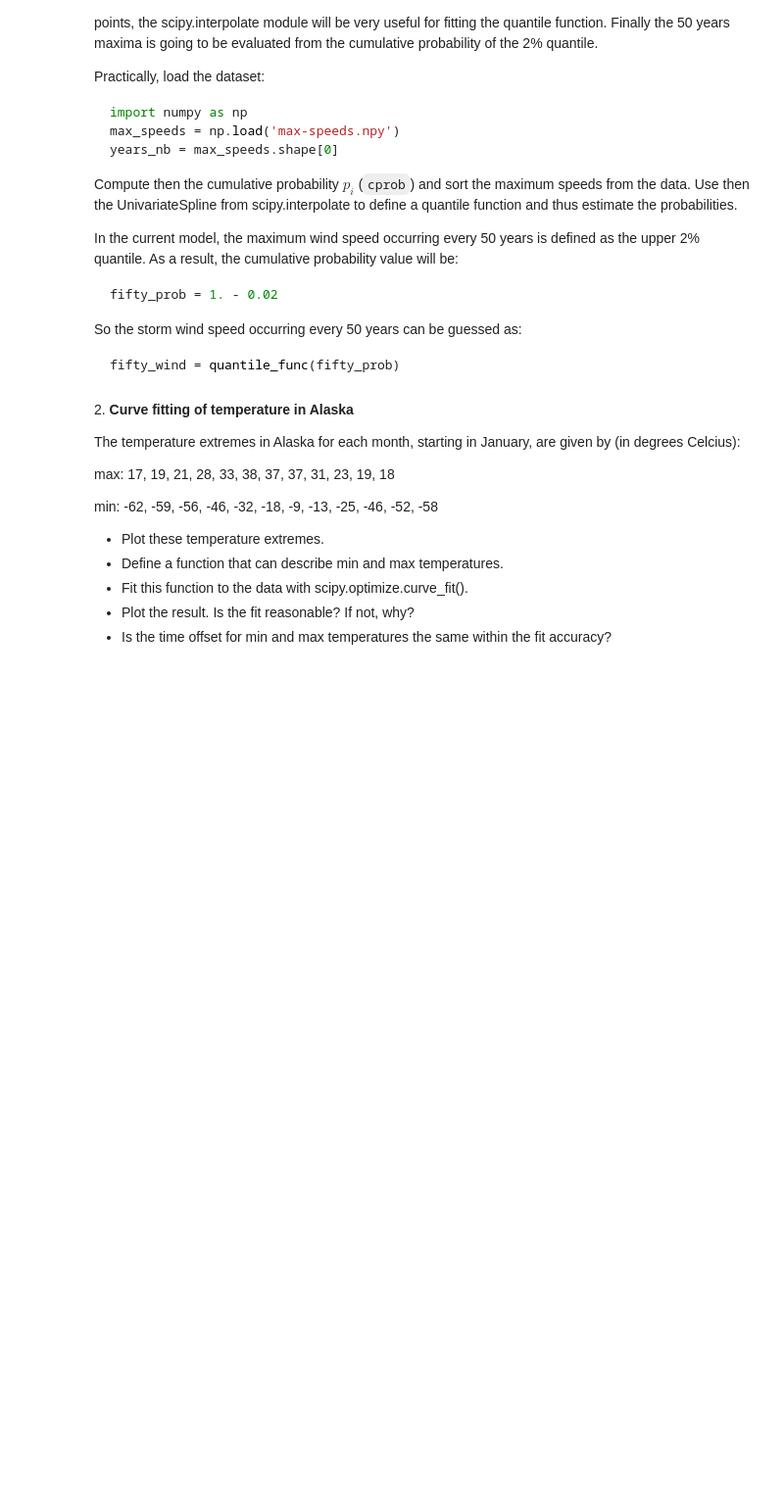
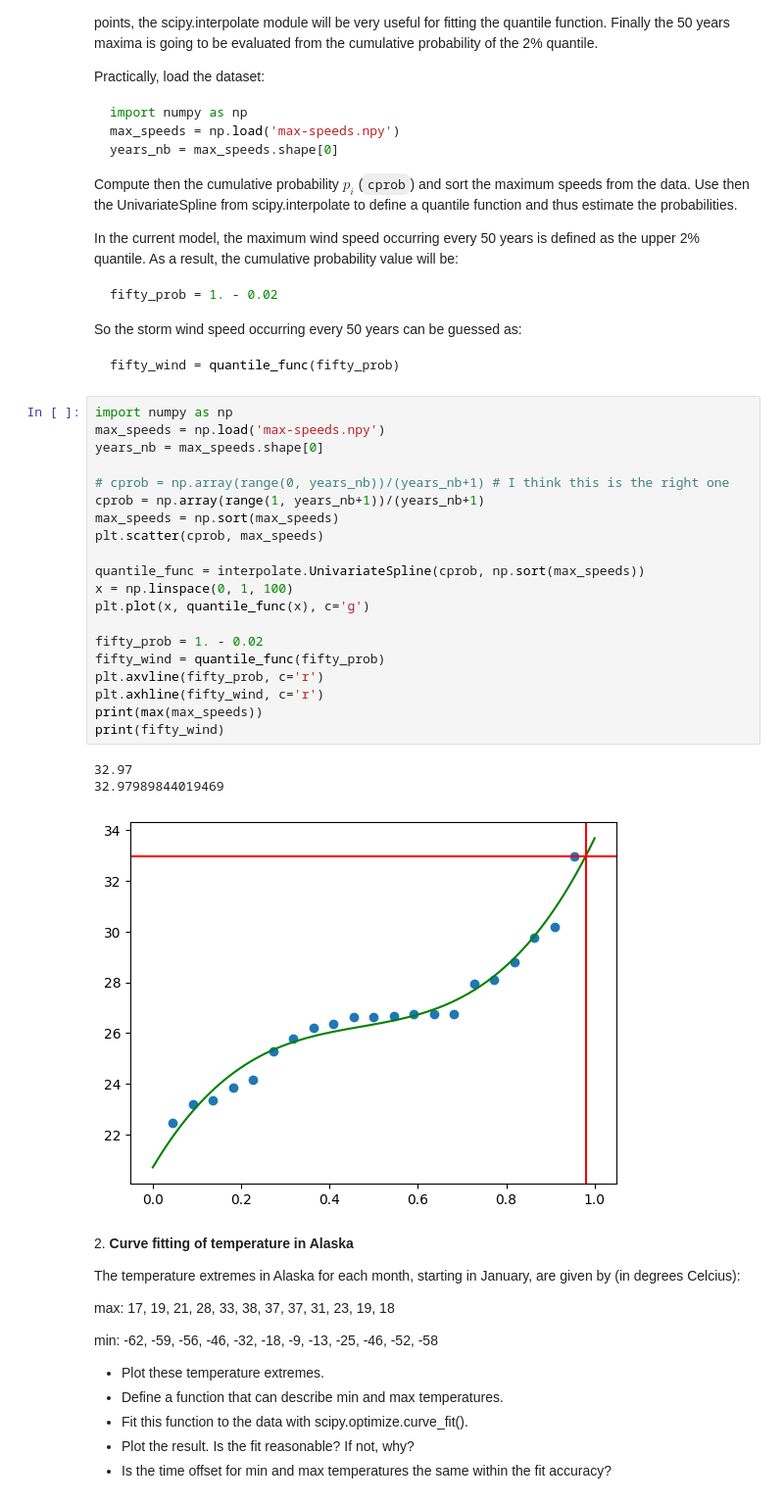
Before and after one commit to GiosueSardoInfirri/LaboratoryOfComputationalPhysics_Y5, a Jupyter notebook: 09ex_Algorithms.ipynb, the cells around one changed output. Shown at 98% size. Drawn from its saved outputs; the diff is of its cells as text; blank space fills up the shorter version.

````diff
--- a/09ex_Algorithms.ipynb
+++ b/09ex_Algorithms.ipynb
@@ -28,6 +34,30 @@ So the storm wind speed occurring every 50 years can be guessed as:
 ``` python
 fifty_wind = quantile_func(fifty_prob)
 ```
+# %%
+import numpy as np
+max_speeds = np.load('max-speeds.npy')
+years_nb = max_speeds.shape[0]
+
+# cprob = np.array(range(0, years_nb))/(years_nb+1) # I think this is the right one
+cprob = np.array(range(1, years_nb+1))/(years_nb+1)
+max_speeds = np.sort(max_speeds)
+plt.scatter(cprob, max_speeds)
+
+quantile_func = interpolate.UnivariateSpline(cprob, np.sort(max_speeds))
+x = np.linspace(0, 1, 100)
+plt.plot(x, quantile_func(x), c='g')
+
+fifty_prob = 1. - 0.02
+fifty_wind = quantile_func(fifty_prob)
+plt.axvline(fifty_prob, c='r')
+plt.axhline(fifty_wind, c='r')
+print(max(max_speeds))
+print(fifty_wind)
+# %% [output]
+32.97
+32.97989844019469
+[figure, added]
 # %% [markdown]
 2\. **Curve fitting of temperature in Alaska**
 
````
Also changed, not shown: parts of 2 cells of this notebook.
